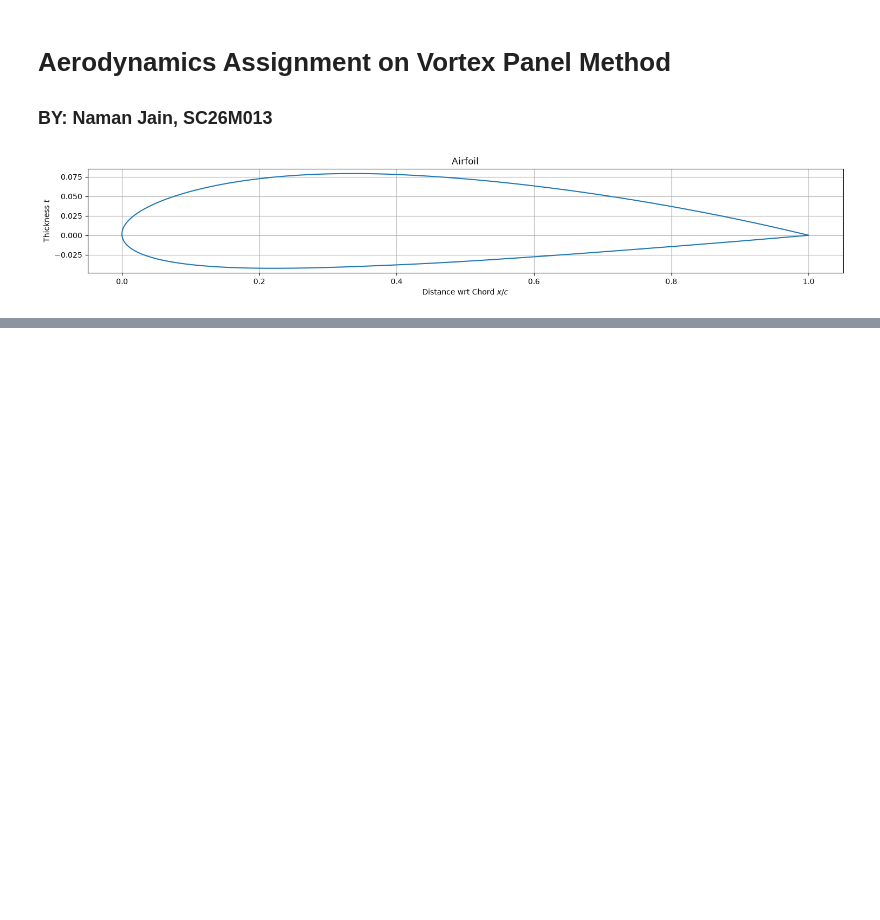
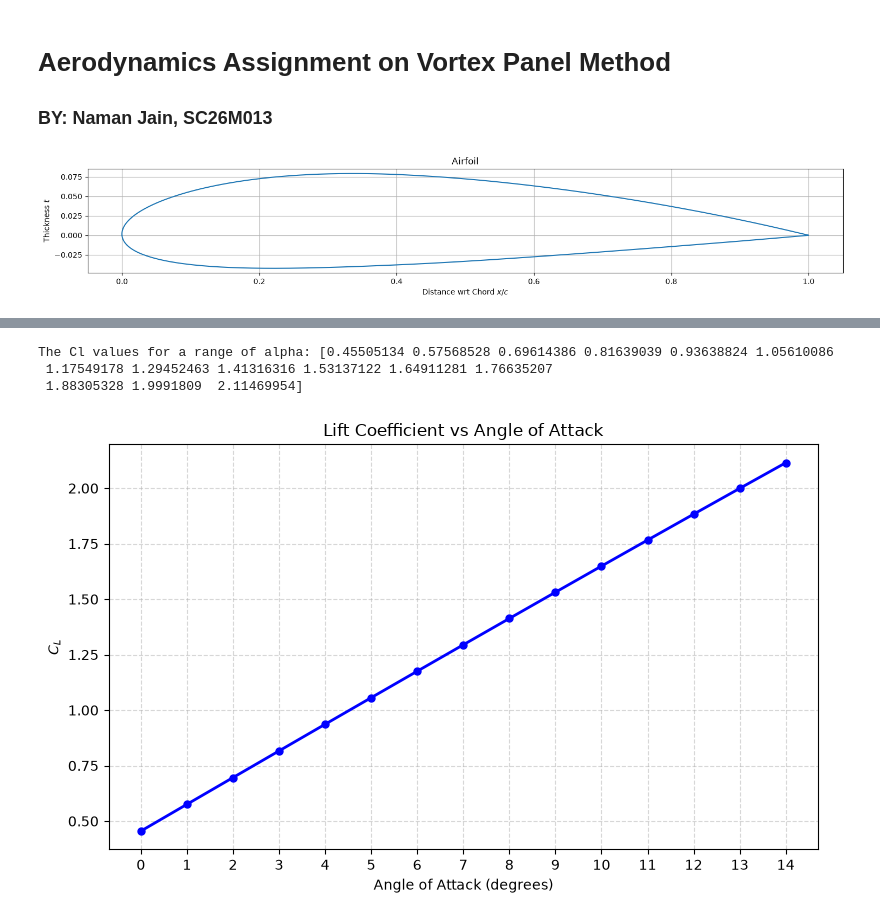
Before and after one commit to printhellonaman/Vortex-Panel-Method, a Jupyter notebook: Vortex_Panel.ipynb, the cells around one changed output, grey strips where cells are left out. Drawn from its saved outputs; the diff is of its cells as text; code cells hidden in the pictures; blank space fills up the shorter version.

```diff
--- a/Vortex_Panel.ipynb
+++ b/Vortex_Panel.ipynb
@@ -274,0 +254,33 @@ The Coefficient of lift generated at 0 degrees by NACA 2412 is: 0.45505133775767
+# %%
+alpha = np.arange(15)
+alpha_rad = np.deg2rad(alpha)
+V_inf = 10
+
+a = 300
+beta = np.linspace(0, np.pi, a)
+x = 0.5 * (1 - np.cos(beta))
+
+Cl = np.zeros(len(alpha))
+for i in range(len(alpha)):
+    x_airfoil, y_airfoil = airfoil_generation(x, m, p, t)
+    N, l, x_c, y_c1, theta_p, x1, x2, y1, y2, V_normal, V_tangent = panel_gen(x_airfoil, y_airfoil, V_inf, alpha_rad[i])
+    J, K = JK_matrix(N, l, x_c, y_c1, theta_p, x1, x2, y1, y2)
+    gamma, A, b = vortex_panel_method_0(N, V_normal, alpha_rad[i], J, theta_p)
+    Cl[i] = lift_coeff(N, V_inf, gamma, l)
+
+print('The Cl values for a range of alpha:', Cl)
+
+plt.figure(figsize=(8, 5))
+plt.plot(alpha, Cl, 'bo-', linewidth=2, markersize=5)
+plt.xlabel('Angle of Attack (degrees)')
+plt.ylabel('$C_L$')
+plt.title('Lift Coefficient vs Angle of Attack')
+plt.grid(True, linestyle='--', alpha=0.5)
+plt.xticks(alpha)
+plt.tight_layout()
+plt.show()
+# %% [output]
+The Cl values for a range of alpha: [0.45505134 0.57568528 0.69614386 0.81639039 0.93638824 1.05610086
+ 1.17549178 1.29452463 1.41316316 1.53137122 1.64911281 1.76635207
+ 1.88305328 1.9991809  2.11469954]
+[figure, added]
```
Also changed, not shown: parts of 4 cells of this notebook.
